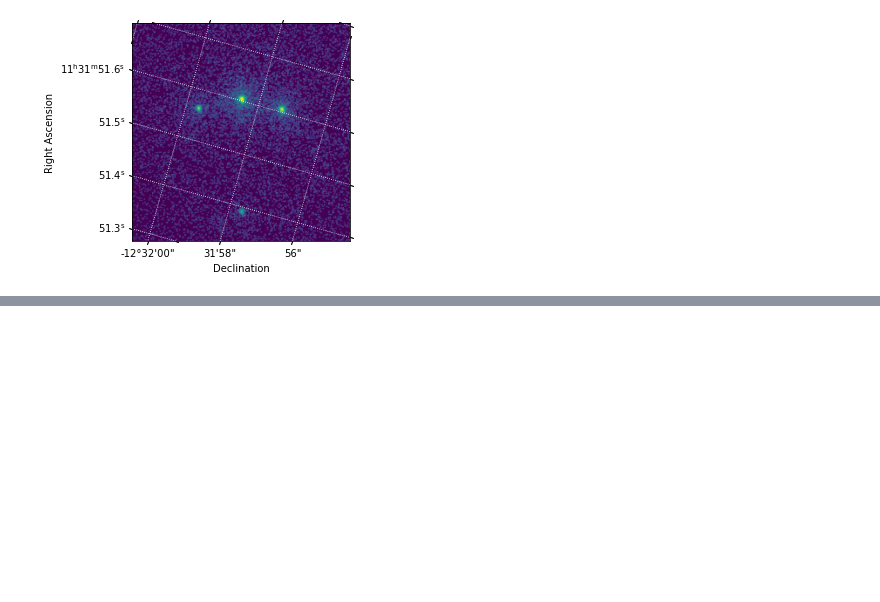
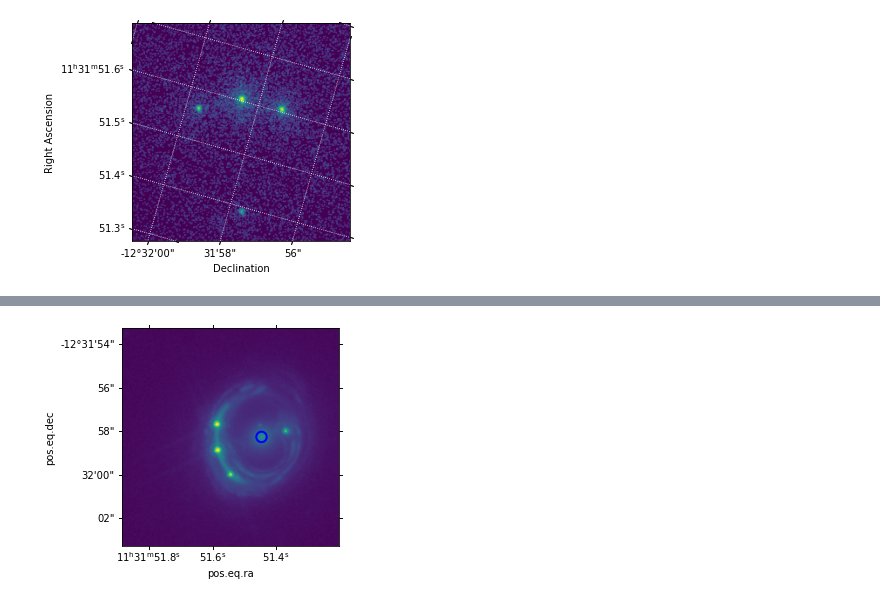
Before and after one commit to AlexandreAdam/rxj1131, a Jupyter notebook: notebooks/image_playground.ipynb, the cells around one changed output, grey strips where cells are left out. Saved outputs shown, nothing was run; the diff lists cells and outputs as text; code cells hidden in the pictures; blank space fills up the shorter version.

```diff
--- a/notebooks/image_playground.ipynb
+++ b/notebooks/image_playground.ipynb
@@ -150,0 +213,10 @@ sky
+# %%
+
+mean, median, std = sigma_clipped_stats(cutout2.data,  sigma=3.0)
+print(mean, median, std)
+daofind = DAOStarFinder(fwhm=6.0, threshold=30.*std)
+sources = daofind(cutout2.data)
+positions = np.transpose((sources['xcentroid'], sources['ycentroid']))
+center = 2
+apertures = CircularAperture(positions[center], r=6.) # select the right source for center
+sources
@@ -150,0 +233,6 @@ sky
+# %%
+plt.subplot(projection=cutout2.wcs)
+plt.imshow(cutout2.data, norm=ImageNormalize(stretch=LogStretch()))
+apertures.plot(color='blue', lw=2, alpha=1)
+# %% [output]
+[figure, added]
```
Also changed, not shown: parts of 18 cells of this notebook.
